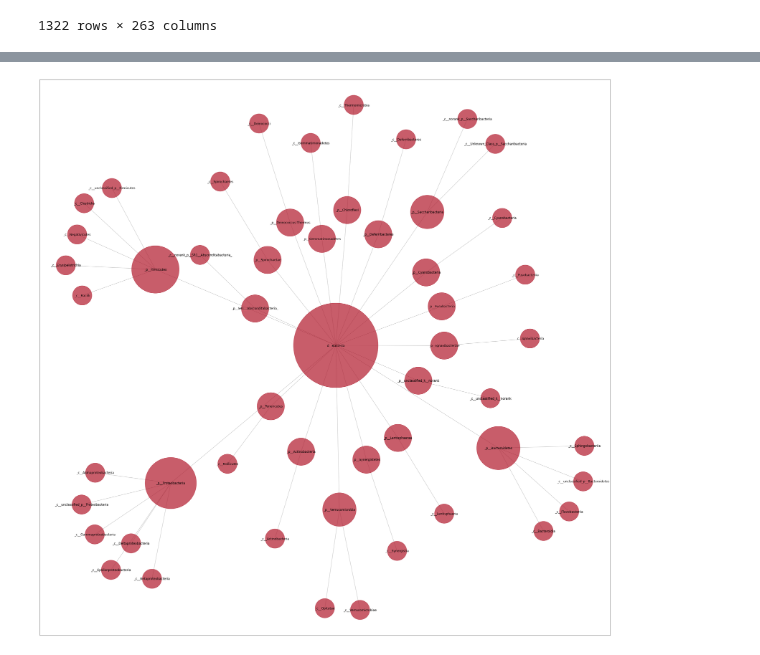
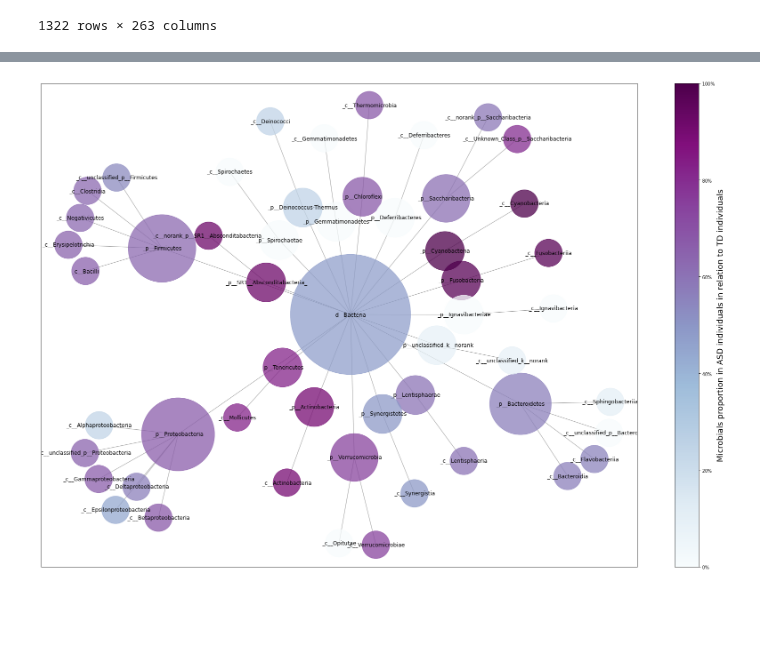
Before and after one commit to brenoslivio/GutMicrobiomeAnalysis, a Jupyter notebook: code/ASD_Microbiota.ipynb, the cells around one changed output, grey strips where cells are left out. Drawn from its saved outputs; the diff is of its cells as text; code cells hidden in the pictures; blank space fills up the shorter version.

Commit message:
NetworkX graph for proportions.

```diff
--- a/code/ASD_Microbiota.ipynb
+++ b/code/ASD_Microbiota.ipynb
@@ -105,0 +99,4 @@ dfGutGroups.groupby('Phylium').sum()
+# %%
+dfPhylium = dfGutGroups.groupby('Phylium').mean()
+
+dfPhylium
@@ -105,0 +123,4 @@ dfGutGroups.groupby('Phylium').sum()
+# %%
+dfClass = dfGutGroups.groupby('Class').mean()
+
+dfClass
@@ -105,0 +223,4 @@ dfGutGroups.groupby('Phylium').sum()
+# %%
+propASD = propASD.append(propASD2)
+
+propASD
@@ -106,36 +245,43 @@ dfGutGroups.groupby('Phylium').sum()
 # %%
-import networkx as nx
-import matplotlib.pyplot as plt
-from matplotlib.colors import ListedColormap
-
-plt.figure(figsize = [40, 40])
+plt.figure(figsize = [30, 20])
 
 G = nx.Graph()
 
 for i in range(len(s[0])):
-    G.add_edge(s[0][i], s[2][i])
+   G.add_edge(s[0][i], s[2][i])
 
 for i in range(len(s[2])):
     G.add_edge(s[2][i], s[3][i])
 
-#for i in range(len(s[3])):
-#    G.add_edge(s[3][i], s[4][i])
+def assignColorPhylium(x):
+    if len(propASD[propASD.index == x]) != 0:
+        return 256 * (propASD[propASD.index == x][0])
+    else:
+        return 100
 
-#for i in range(len(s[4])):
-#    G.add_edge(s[4][i], s[5][i])
+pos = nx.spring_layout(G, seed = 1, k = 0.2, iterations=50)
 
-pos = nx.spring_layout(G, seed = 1, k = 0.2)
+nx.draw_networkx_labels(G, pos, font_color='k')
 
-nx.draw_networkx_labels(G, pos, font_color='k', font_family='IPAexGothic')
+cmap = plt.cm.BuPu
 
-nx.draw_networkx_nodes(G, pos, alpha = 0.7, node_shape="o",
+nx.draw_networkx_nodes(G, pos, alpha = 0.75, node_shape="o",
                         linewidths = 1,
-                        node_color = np.array([plt.cm.RdBu(25)]),
-                        #list(map(fnc_color, [nx.degree_centrality(G)[i]*20000 for i in G.nodes])),
-                        node_size = [nx.degree_centrality(G)[i]*300000 for i in G.nodes])
+                        node_color = [round(assignColorPhylium(i)) for i in G.nodes],
+                        cmap= cmap,
+                        node_size = [nx.degree_centrality(G)[i]*200000 for i in G.nodes])
 
-nx.draw_networkx_edges(G, pos, alpha=0.3)
+nx.draw_networkx_edges(G, pos, alpha=0.4)
+
+def fmt(x, pos):
+    a = int(x * 100)
+    return r'${} \%$'.format(a)
+
+sm = plt.cm.ScalarMappable(cmap=cmap, norm=plt.Normalize(vmin=0, vmax=1))
+sm.set_array([])
+cbar = plt.colorbar(sm, format = ticker.FuncFormatter(fmt))
+cbar.set_label('Microbials proportion in ASD individuals in relation to TD individuals', size = 18)
 
 plt.show()
 # %% [output]
-[figure, old version]
+[figure, new version]
```
Also changed, not shown: parts of 16 cells of this notebook, 1 other file.
